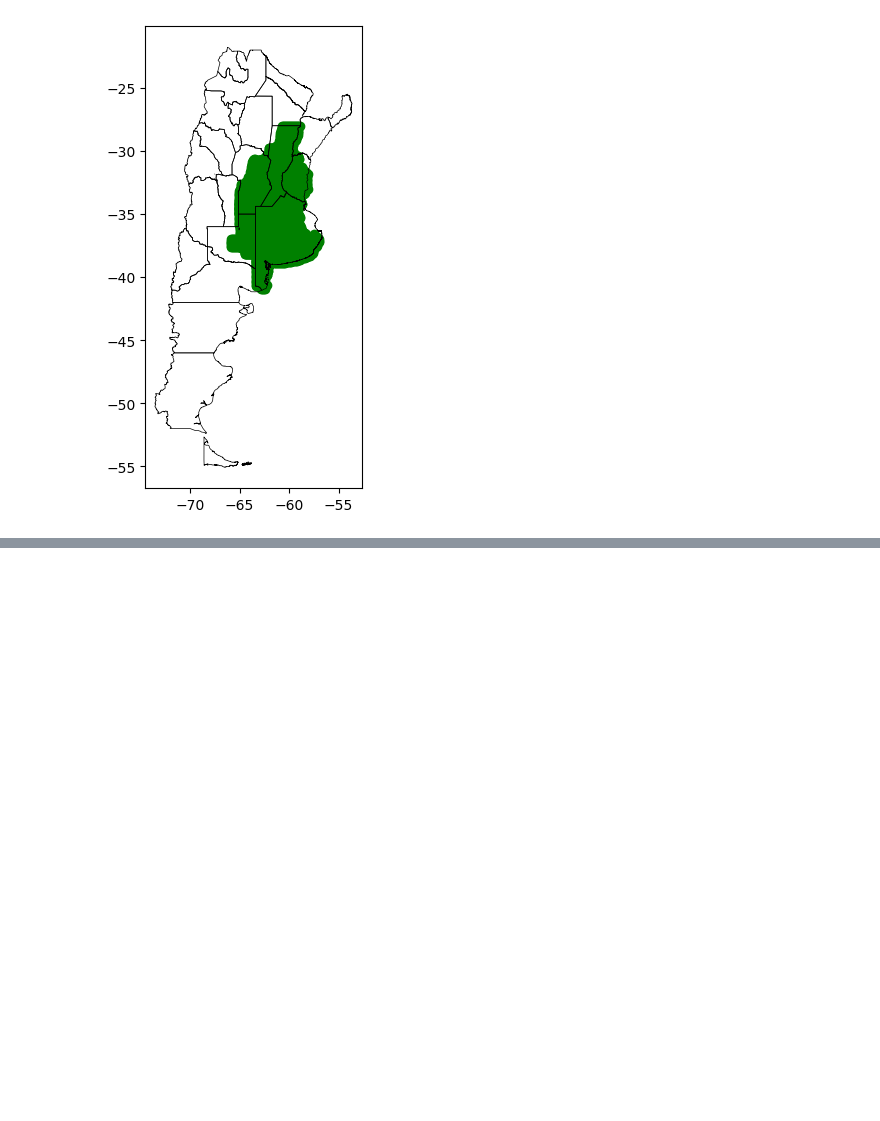
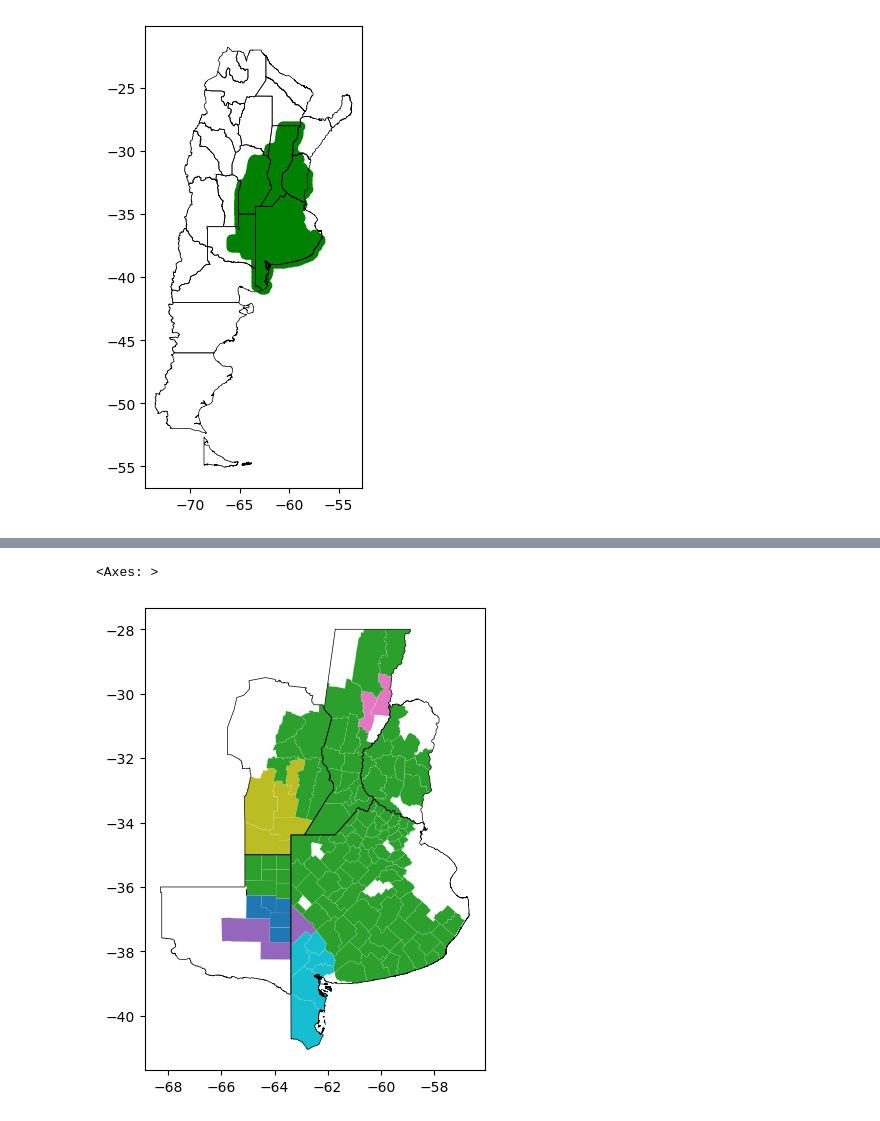
Before and after one commit to mzachow/wheat-yield-forecast-argentina, a Jupyter notebook: prepare_era_features.ipynb, the cells around one changed output, grey strips where cells are left out. Drawn from its saved outputs; the diff is of its cells as text; code cells hidden in the pictures; blank space fills up the shorter version.

```diff
--- a/prepare_era_features.ipynb
+++ b/prepare_era_features.ipynb
@@ -76,0 +238,9 @@ gdf_adm1_raw.plot(ax=base,  color="#FF000000", edgecolor="black", linewidth=0.5)
+# %%
+ward = agglcluster(n_clusters=6, connectivity=adj_matrix, linkage="ward").fit(era_yield_cluster.loc[:, [c for c in era_yield_cluster.columns if c not in ["name", "geometry", "neighbors"]]])
+era_yield_cluster["cluster"] = ward.labels_
+era_yield_cluster = gp.GeoDataFrame(era_yield_cluster, geometry="geometry")
+base = era_yield_cluster.plot(figsize=(6,6), column='cluster', categorical=True, edgecolor='w', linewidth=0.05)
+gdf_adm1.plot(ax=base,  color="#FF000000", edgecolor="black", linewidth=0.5)
+# %% [output]
+<Axes: >
+[figure, added]
```
Also changed, not shown: parts of 31 cells of this notebook, 3 other files.
